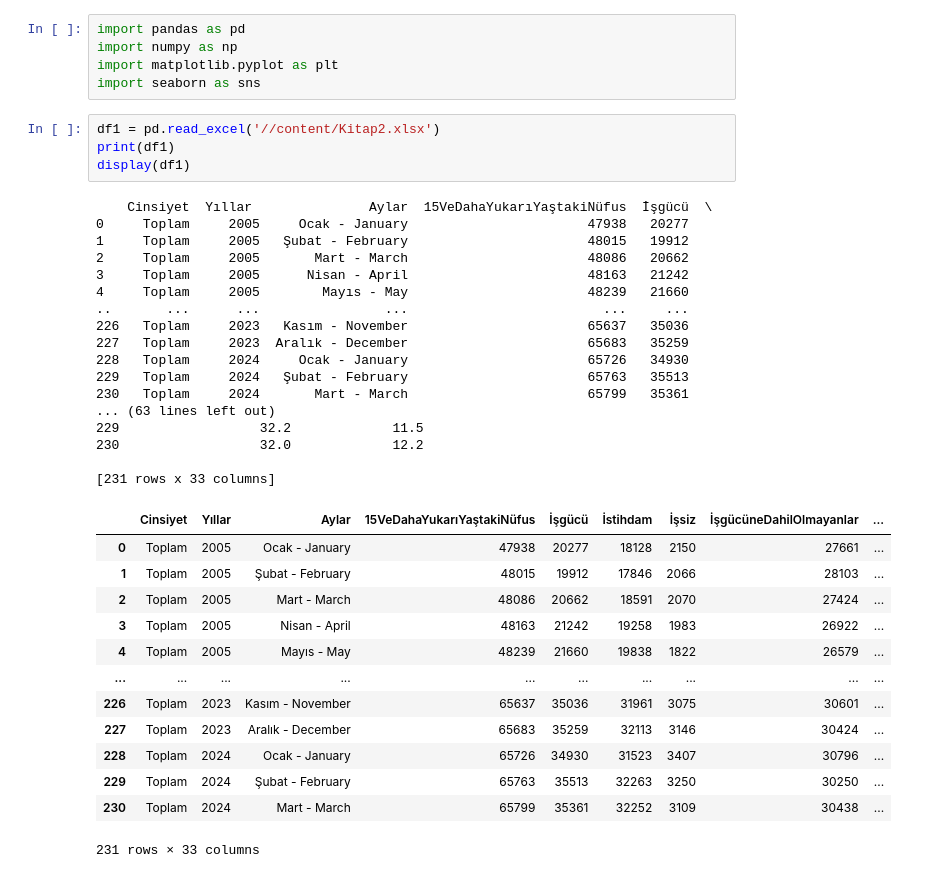
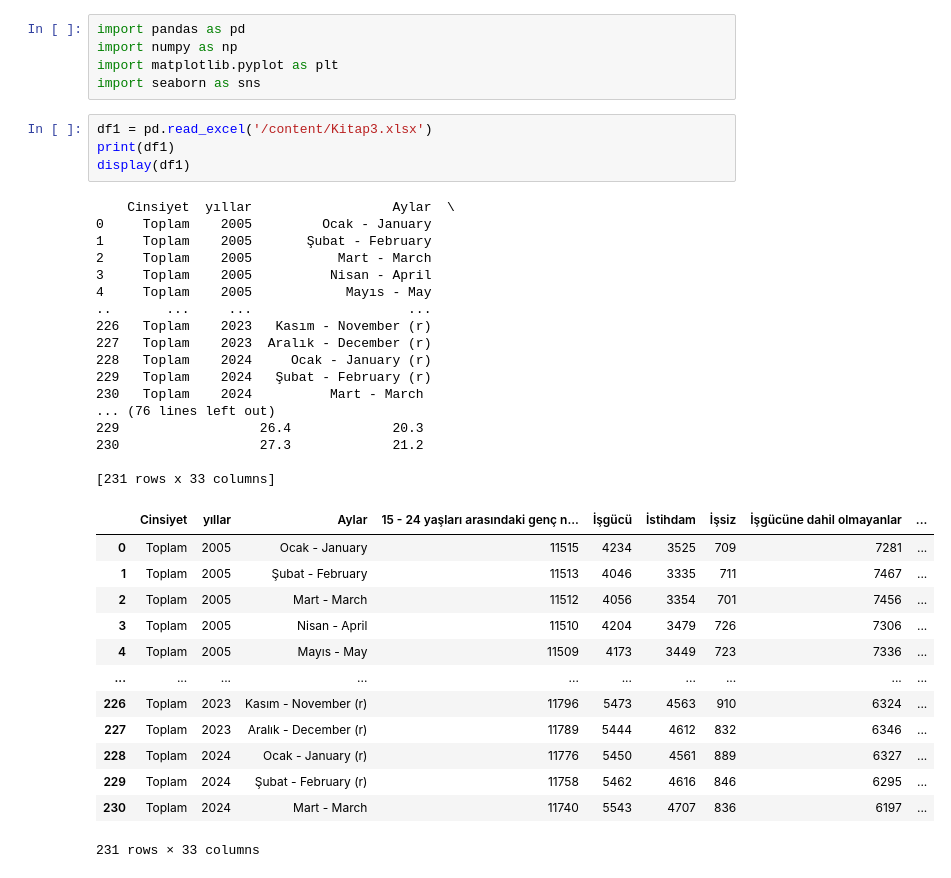
Before and after one commit to Fatihkuru57/-IST204-Proje, a Jupyter notebook: Colaboratory'ye_Hoş_Geldiniz.ipynb, the cells around one changed output. Drawn from its saved outputs; the diff is of its cells as text.

```diff
--- a/Colaboratory'ye_Hoş_Geldiniz.ipynb
+++ b/Colaboratory'ye_Hoş_Geldiniz.ipynb
@@ -6,39 +6,39 @@ import numpy as np
 import matplotlib.pyplot as plt
 import seaborn as sns
 # %%
-df1 = pd.read_excel('//content/Kitap2.xlsx')
+df1 = pd.read_excel('/content/Kitap3.xlsx')
 print(df1)
 display(df1)
 # %% [output]
-    Cinsiyet  Yıllar               Aylar  15VeDahaYukarıYaştakiNüfus  İşgücü  \
-0     Toplam     2005     Ocak - January                       47938   20277
-1     Toplam     2005   Şubat - February                       48015   19912
-2     Toplam     2005       Mart - March                       48086   20662
-3     Toplam     2005      Nisan - April                       48163   21242
-4     Toplam     2005        Mayıs - May                       48239   21660
-..       ...      ...                ...                         ...     ...
-226   Toplam     2023   Kasım - November                       65637   35036
-227   Toplam     2023  Aralık - December                       65683   35259
-228   Toplam     2024     Ocak - January                       65726   34930
-229   Toplam     2024   Şubat - February                       65763   35513
-230   Toplam     2024       Mart - March                       65799   35361
-... (63 lines left out)
-229                  32.2             11.5
-230                  32.0             12.2
+    Cinsiyet  yıllar                  Aylar  \
+0     Toplam    2005         Ocak - January
+1     Toplam    2005       Şubat - February
+2     Toplam    2005           Mart - March
+3     Toplam    2005          Nisan - April
+4     Toplam    2005            Mayıs - May
+..       ...     ...                    ...
+226   Toplam    2023   Kasım - November (r)
+227   Toplam    2023  Aralık - December (r)
+228   Toplam    2024     Ocak - January (r)
+229   Toplam    2024   Şubat - February (r)
+230   Toplam    2024          Mart - March
+... (76 lines left out)
+229                  26.4             20.3
+230                  27.3             21.2
 
 [231 rows x 33 columns]
-|  | Cinsiyet | Yıllar | Aylar | 15VeDahaYukarıYaştakiNüfus | İşgücü | İstihdam | İşsiz | İşgücüneDahilOlmayanlar | ... |
-| 0 | Toplam | 2005 | Ocak - January | 47938 | 20277 | 18128 | 2150 | 27661 | ... |
-| 1 | Toplam | 2005 | Şubat - February | 48015 | 19912 | 17846 | 2066 | 28103 | ... |
-| 2 | Toplam | 2005 | Mart - March | 48086 | 20662 | 18591 | 2070 | 27424 | ... |
-| 3 | Toplam | 2005 | Nisan - April | 48163 | 21242 | 19258 | 1983 | 26922 | ... |
-| 4 | Toplam | 2005 | Mayıs - May | 48239 | 21660 | 19838 | 1822 | 26579 | ... |
+|  | Cinsiyet | yıllar | Aylar | 15 - 24 yaşları arasındaki genç n... | İşgücü | İstihdam | İşsiz | İşgücüne dahil olmayanlar | ... |
+| 0 | Toplam | 2005 | Ocak - January | 11515 | 4234 | 3525 | 709 | 7281 | ... |
+| 1 | Toplam | 2005 | Şubat - February | 11513 | 4046 | 3335 | 711 | 7467 | ... |
+| 2 | Toplam | 2005 | Mart - March | 11512 | 4056 | 3354 | 701 | 7456 | ... |
+| 3 | Toplam | 2005 | Nisan - April | 11510 | 4204 | 3479 | 726 | 7306 | ... |
+| 4 | Toplam | 2005 | Mayıs - May | 11509 | 4173 | 3449 | 723 | 7336 | ... |
 | ... | ... | ... | ... | ... | ... | ... | ... | ... | ... |
-| 226 | Toplam | 2023 | Kasım - November | 65637 | 35036 | 31961 | 3075 | 30601 | ... |
-| 227 | Toplam | 2023 | Aralık - December | 65683 | 35259 | 32113 | 3146 | 30424 | ... |
-| 228 | Toplam | 2024 | Ocak - January | 65726 | 34930 | 31523 | 3407 | 30796 | ... |
-| 229 | Toplam | 2024 | Şubat - February | 65763 | 35513 | 32263 | 3250 | 30250 | ... |
-| 230 | Toplam | 2024 | Mart - March | 65799 | 35361 | 32252 | 3109 | 30438 | ... |
+| 226 | Toplam | 2023 | Kasım - November (r) | 11796 | 5473 | 4563 | 910 | 6324 | ... |
+| 227 | Toplam | 2023 | Aralık - December (r) | 11789 | 5444 | 4612 | 832 | 6346 | ... |
+| 228 | Toplam | 2024 | Ocak - January (r) | 11776 | 5450 | 4561 | 889 | 6327 | ... |
+| 229 | Toplam | 2024 | Şubat - February (r) | 11758 | 5462 | 4616 | 846 | 6295 | ... |
+| 230 | Toplam | 2024 | Mart - March | 11740 | 5543 | 4707 | 836 | 6197 | ... |
 231 rows × 33 columns
 # %%
 df1 = df1.dropna()
```
Also changed, not shown: parts of 10 cells of this notebook.
